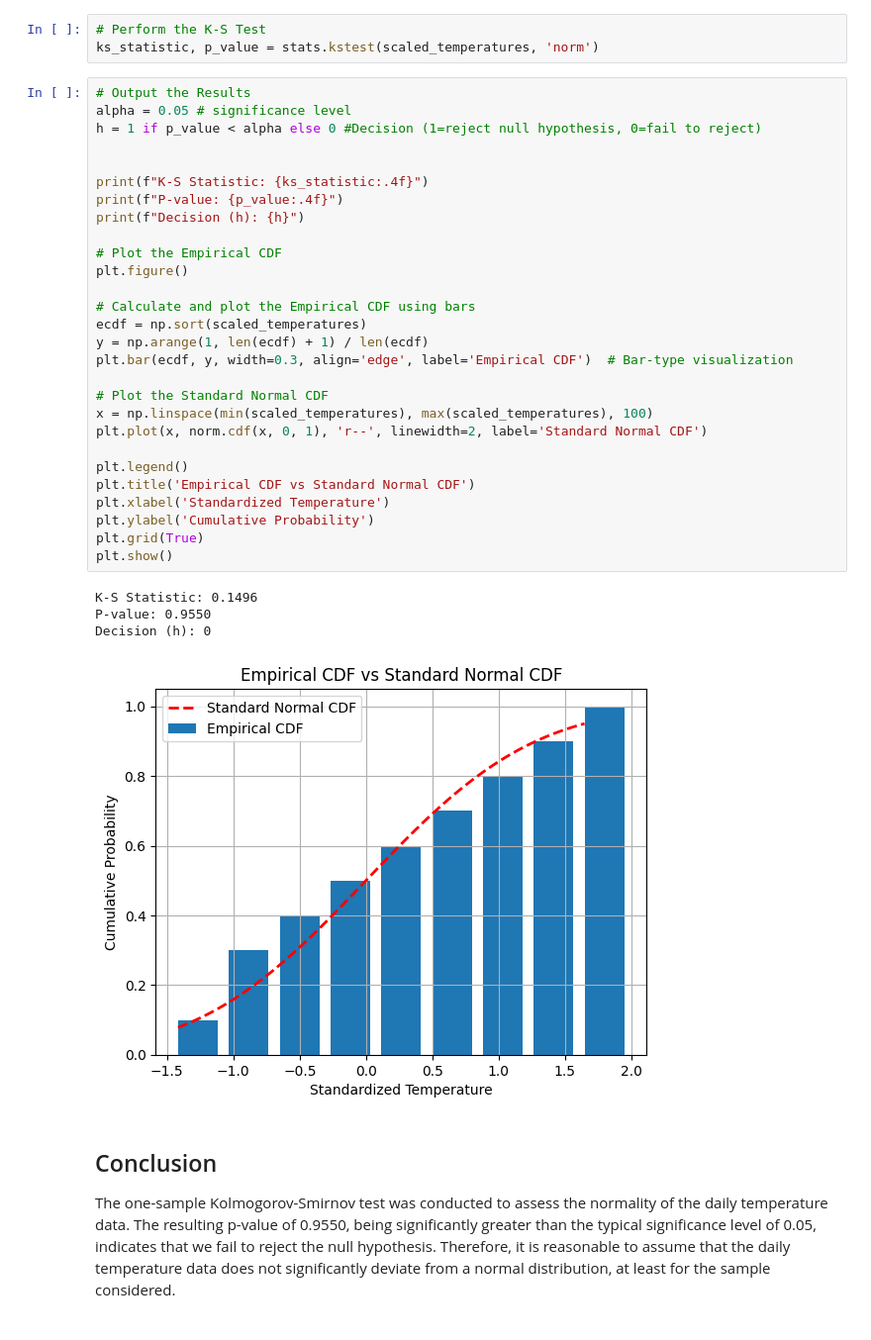
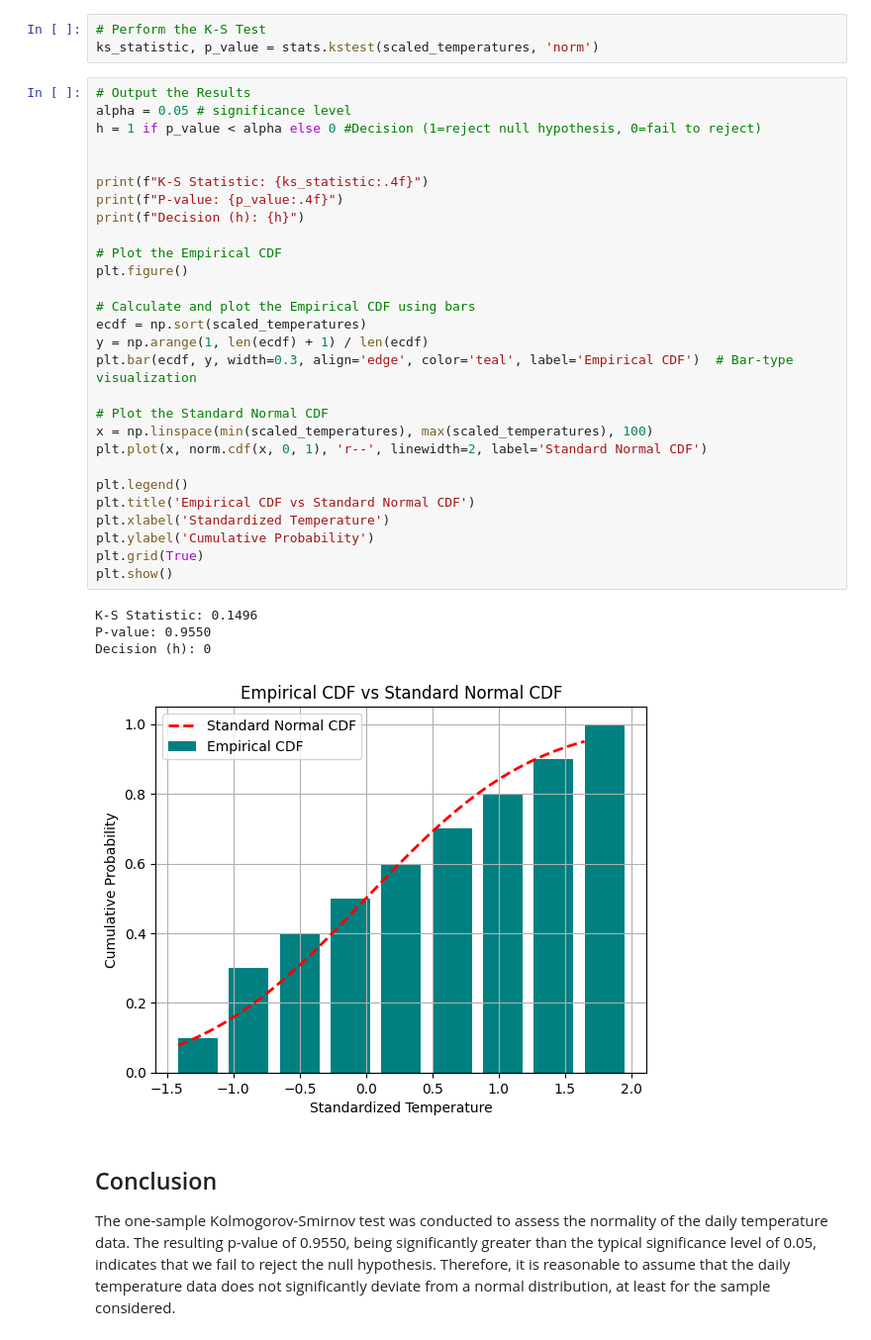
Before and after one commit to Nayeem1028/Simulation-and-Modeling-Lab, a Jupyter notebook: SIM_Lab_Assignment_05_2215151028.ipynb, the cells around one changed output. Shown at 99% size. Saved outputs shown, nothing was run; the diff lists cells and outputs as text.

```diff
--- a/SIM_Lab_Assignment_05_2215151028.ipynb
+++ b/SIM_Lab_Assignment_05_2215151028.ipynb
@@ -37,35 +37,35 @@ ks_statistic, p_value = stats.kstest(scaled_temperatures, 'norm')
 # Output the Results
 alpha = 0.05 # significance level
 h = 1 if p_value < alpha else 0 #Decision (1=reject null hypothesis, 0=fail to reject)
 
 
 print(f"K-S Statistic: {ks_statistic:.4f}")
 print(f"P-value: {p_value:.4f}")
 print(f"Decision (h): {h}")
 
 # Plot the Empirical CDF
 plt.figure()
 
 # Calculate and plot the Empirical CDF using bars
 ecdf = np.sort(scaled_temperatures)
 y = np.arange(1, len(ecdf) + 1) / len(ecdf)
-plt.bar(ecdf, y, width=0.3, align='edge', label='Empirical CDF')  # Bar-type visualization
+plt.bar(ecdf, y, width=0.3, align='edge', color='teal', label='Empirical CDF')  # Bar-type visualization
 
 # Plot the Standard Normal CDF
 x = np.linspace(min(scaled_temperatures), max(scaled_temperatures), 100)
 plt.plot(x, norm.cdf(x, 0, 1), 'r--', linewidth=2, label='Standard Normal CDF')
 
 plt.legend()
 plt.title('Empirical CDF vs Standard Normal CDF')
 plt.xlabel('Standardized Temperature')
 plt.ylabel('Cumulative Probability')
 plt.grid(True)
 plt.show()
 # %% [output]
 K-S Statistic: 0.1496
 P-value: 0.9550
 Decision (h): 0
-[figure, old version]
+[figure, new version]
 # %% [markdown]
 ## Conclusion
 
```
Also changed, not shown: parts of 1 cell of this notebook.
